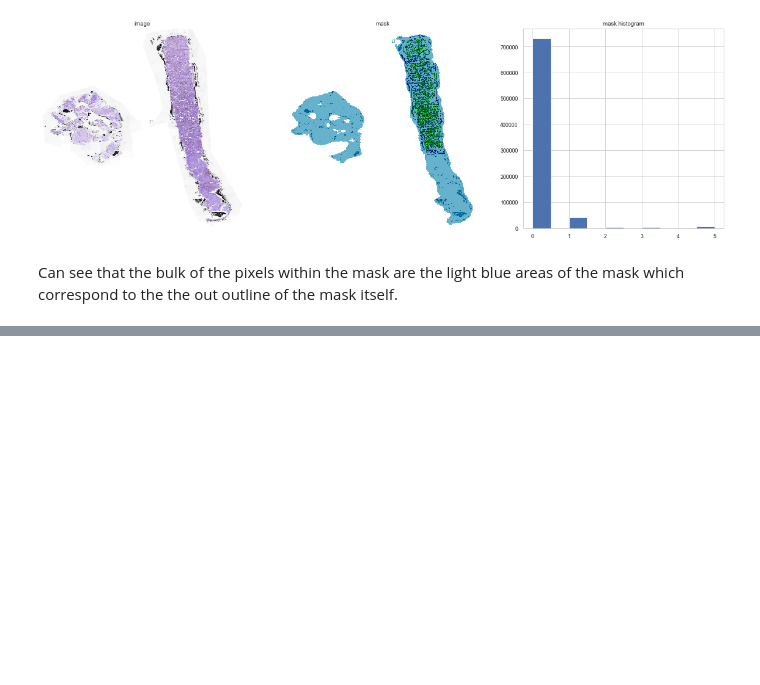
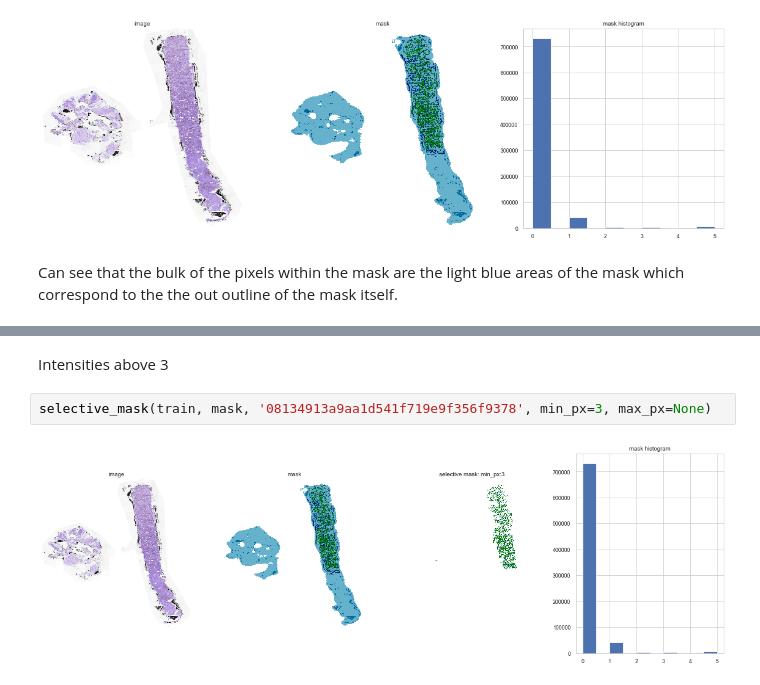
Before and after one commit to asvcode/MedicalImaging, a Jupyter notebook: _notebooks/2020-06-25-Selective-Mask.ipynb, the cells around one changed output, grey strips where cells are left out. Saved outputs shown, nothing was run; the diff lists cells and outputs as text; blank space fills up the shorter version.

```diff
--- a/_notebooks/2020-06-25-Selective-Mask.ipynb
+++ b/_notebooks/2020-06-25-Selective-Mask.ipynb
@@ -121,0 +176,6 @@ Can see that the bulk of the pixels within the mask are the light blue areas of
+# %% [markdown]
+Intensities above 3
+# %%
+selective_mask(train, mask, '08134913a9aa1d541f719e9f356f9378', min_px=3, max_px=None)
+# %% [output]
+[figure, added]
```
Also changed, not shown: parts of 18 cells of this notebook.
